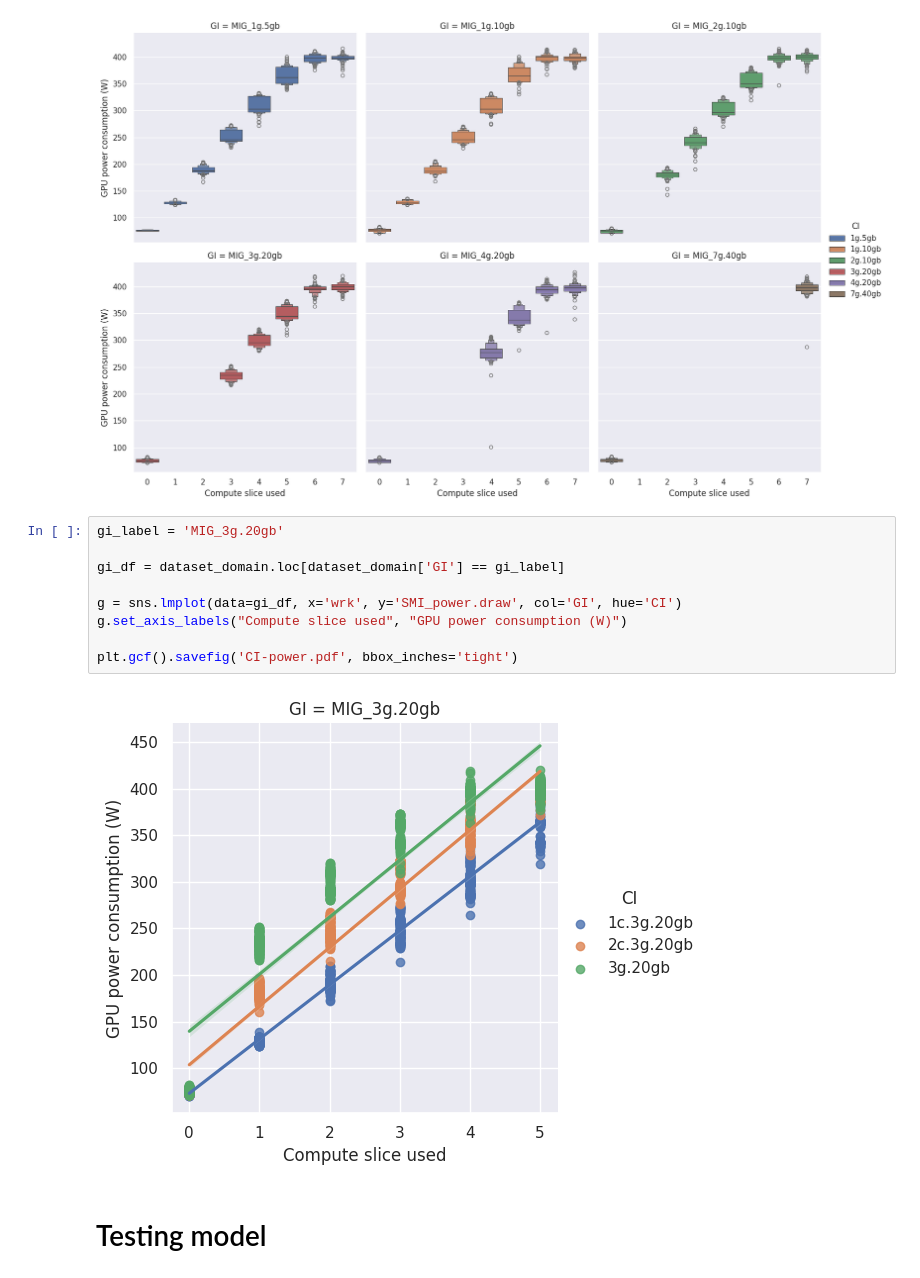
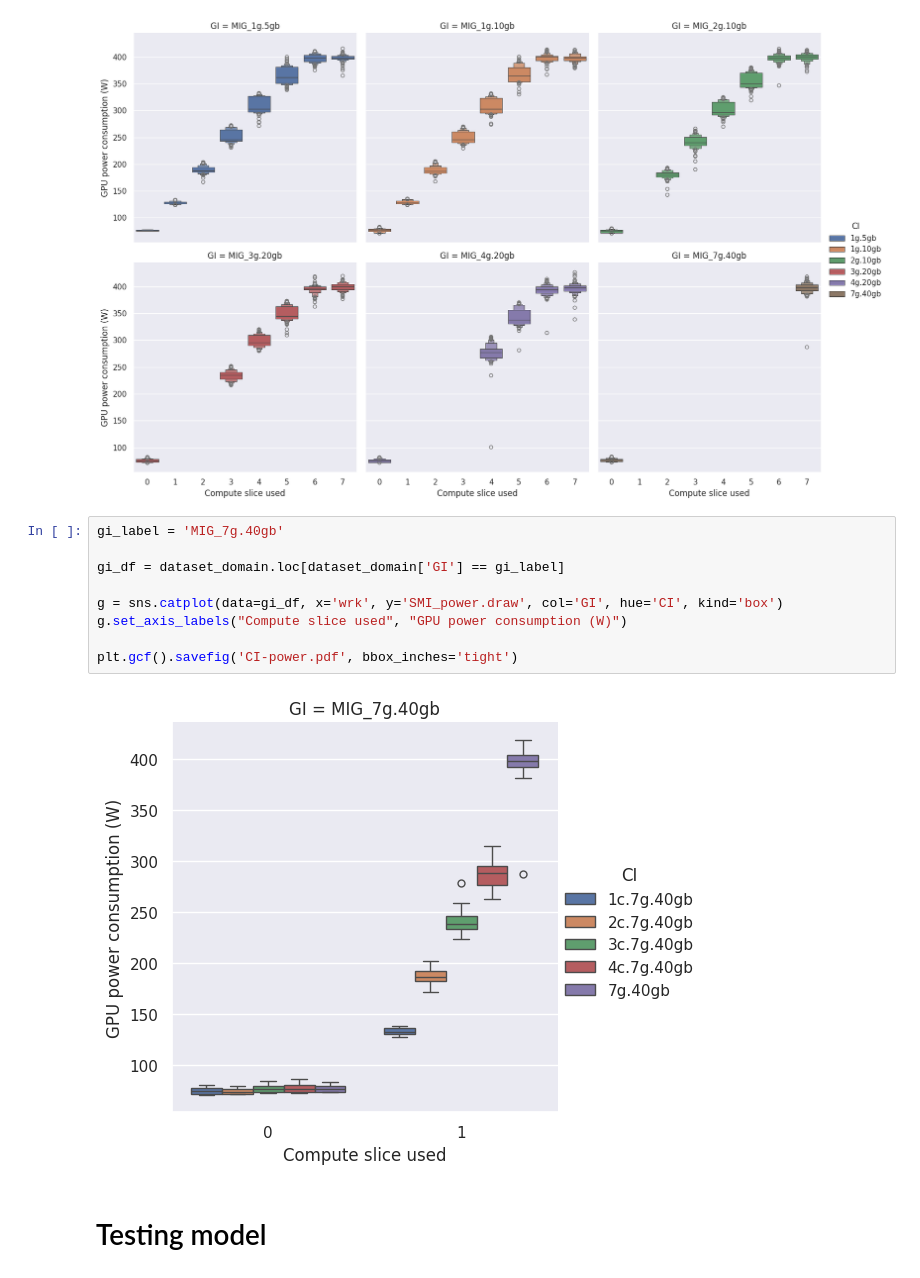
Before and after one commit to jacquetpi/cloud-gpu-manager, a Jupyter notebook: notebooks/mig-investig.ipynb, the cells around one changed output. Cells and saved outputs as stored; diff of their text form.

```diff
--- a/notebooks/mig-investig.ipynb
+++ b/notebooks/mig-investig.ipynb
@@ -59,16 +59,16 @@ plt.gcf().savefig('GI-power.pdf', bbox_inches='tight')
 # %% [output]
 [figure]
 # %%
-gi_label = 'MIG_3g.20gb'
+gi_label = 'MIG_7g.40gb'
 
 gi_df = dataset_domain.loc[dataset_domain['GI'] == gi_label]
 
-g = sns.lmplot(data=gi_df, x='wrk', y='SMI_power.draw', col='GI', hue='CI')
+g = sns.catplot(data=gi_df, x='wrk', y='SMI_power.draw', col='GI', hue='CI', kind='box')
 g.set_axis_labels("Compute slice used", "GPU power consumption (W)")
 
 plt.gcf().savefig('CI-power.pdf', bbox_inches='tight')
 # %% [output]
-[figure, old version]
+[figure, new version]
 # %% [markdown]
 # Testing model
 # %%
```
Also changed, not shown: parts of 2 cells of this notebook, 1 other file.
